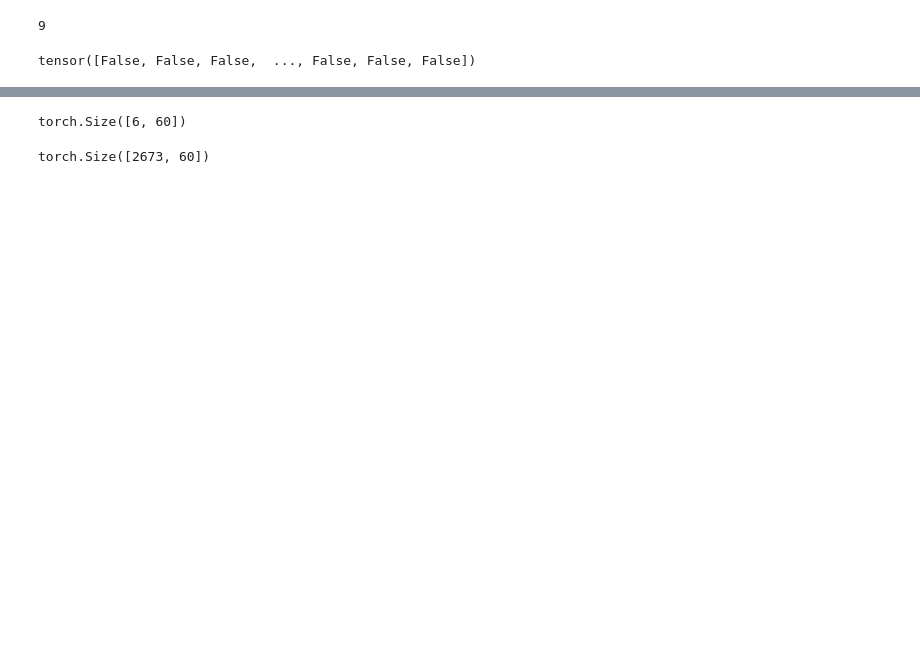
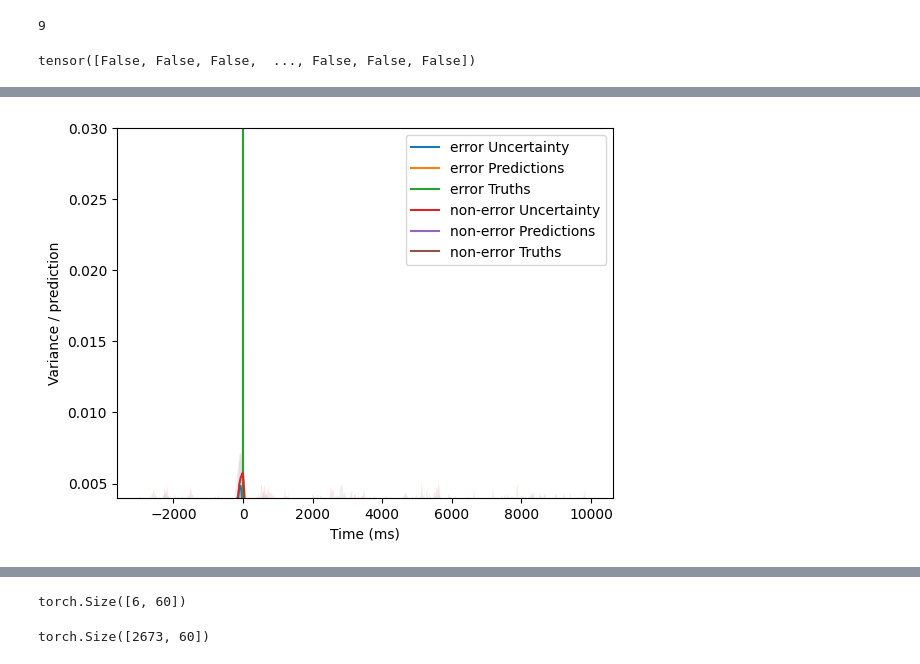
Before and after one commit to ivopascal/Error-perception-classification-in-BCI-using-CNN_private, a Jupyter notebook: Metrics_analysis.ipynb, the cells around one changed output, grey strips where cells are left out. Cells and saved outputs as stored; diff of their text form; code cells hidden in the pictures; blank space fills up the shorter version.

```diff
--- a/Metrics_analysis.ipynb
+++ b/Metrics_analysis.ipynb
@@ -258,7 +291,9 @@ RuntimeError: shape '[-1, 1331]' is invalid for input of size 129152
 # %%
-make_average_around_event(-11000, 15000, y_to_plot = 0, label_prefix="non-error ")
-make_average_around_event(-11000, 15000, y_to_plot = 1, label_prefix="error ")
+make_average_around_event(-3000, 10000, y_to_plot = 0, label_prefix="error ")
+make_average_around_event(-3000, 10000, y_to_plot = 1, label_prefix="non-error ")
 plt.legend()
-plt.ylim(0.0, 0.03)
+plt.ylim(0.004, 0.03)
 plt.show()
+# %% [output]
+[figure, added]
 # %%
```
Also changed, not shown: parts of 44 cells of this notebook, 6 other files.
